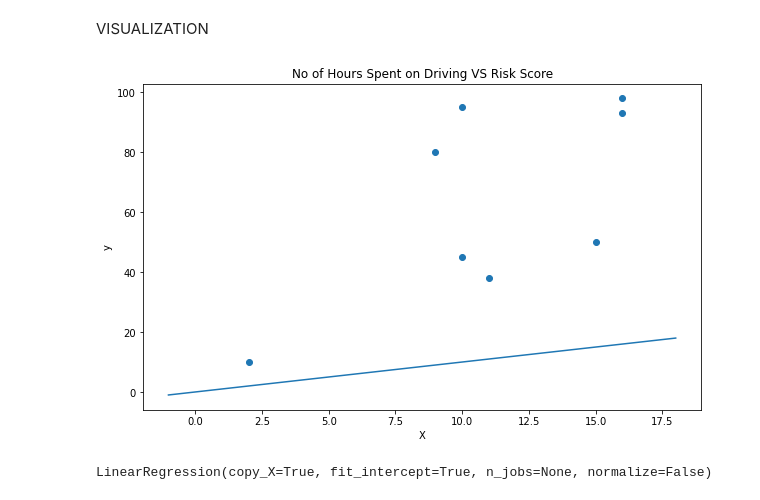
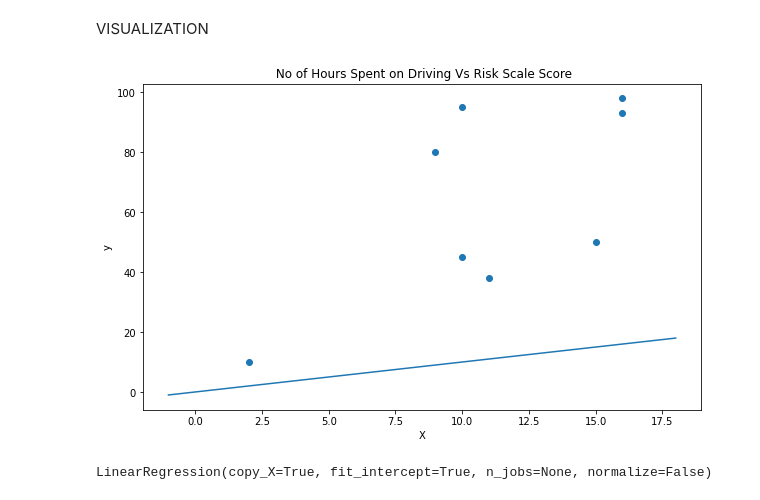
Before and after one commit to KumarGaurav20/ML-HOMEWORK, a Jupyter notebook: 03_ML_TUT1.ipynb, the cells around one changed output. Drawn from its saved outputs; the diff is of its cells as text; code cells hidden in the pictures.

Commit message:
VERSION 5: VISUALIZATION DONE

```diff
--- a/03_ML_TUT1.ipynb
+++ b/03_ML_TUT1.ipynb
@@ -103,14 +103,14 @@ VISUALIZATION
 # %%
 plt.figure(figsize=(10, 6))
 line= np.linspace(-1,18, 100)
-plt.title('No of Hours Spent on Driving VS Risk Score')
+plt.title(' No of Hours Spent on Driving Vs Risk Scale Score')
 plt.plot(line, line)
 plt.scatter(X, y)
 plt.xlabel('X')
 plt.ylabel('y')
 plt.show()
 # %% [output]
-[figure, old version]
+[figure, new version]
 # %%
 regr = LinearRegression()
 # %%
```
Also changed, not shown: parts of 4 cells of this notebook.
